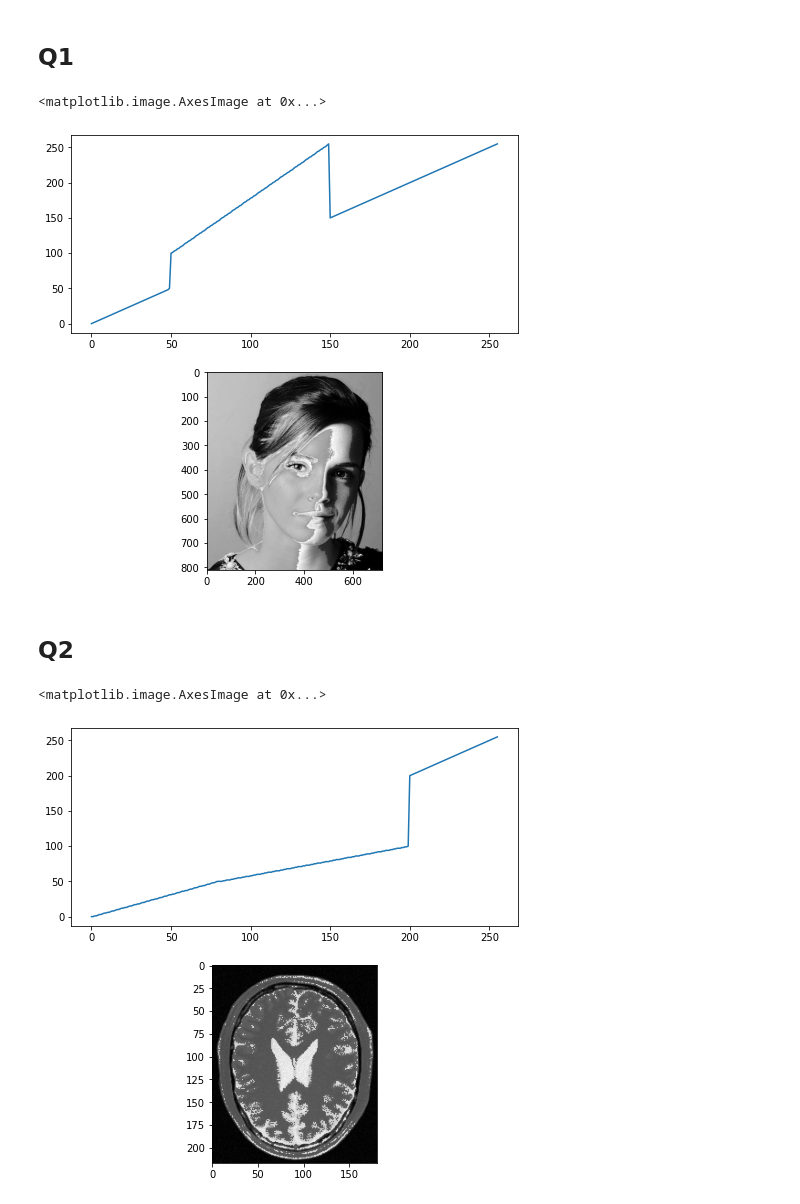
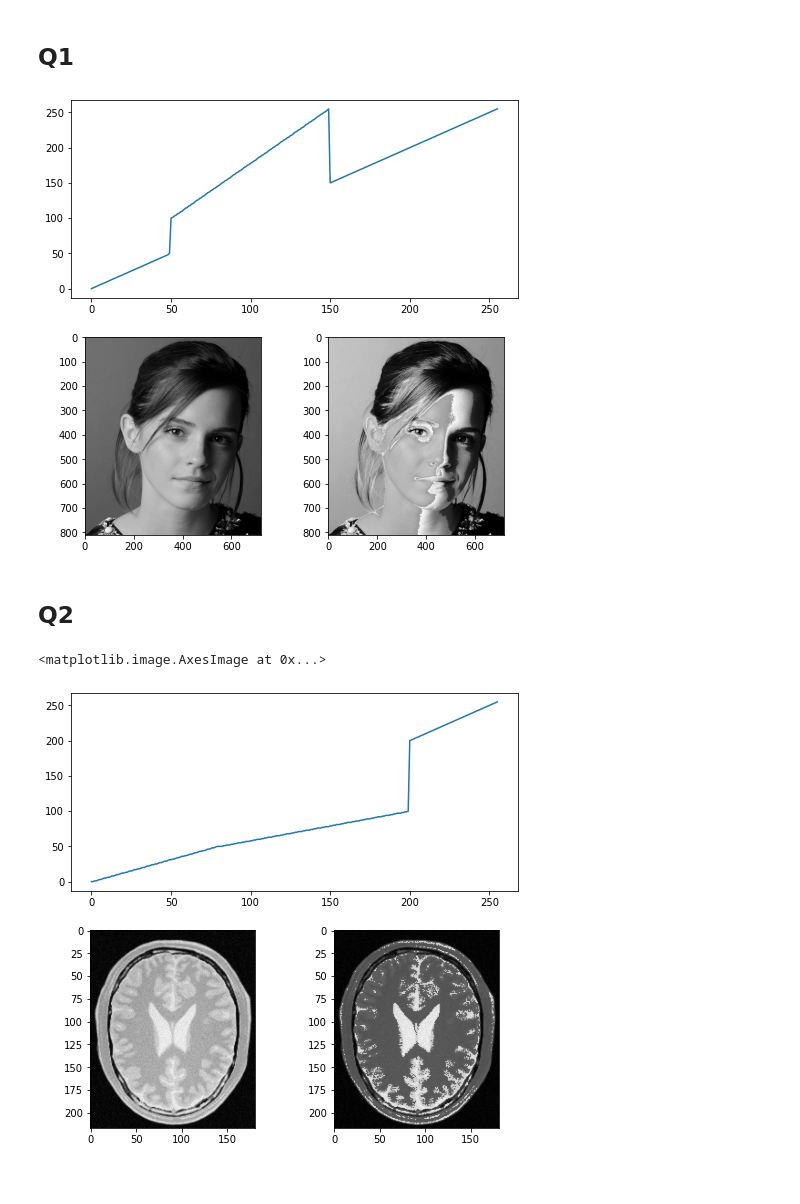
Before and after one commit to muditha11/ImageProcessingAndMachineVision, a Jupyter notebook: assignment 1/assignment1.ipynb, the cells around one changed output. Cells and saved outputs as stored; diff of their text form; code cells hidden in the pictures.

```diff
--- a/assignment 1/assignment1.ipynb
+++ b/assignment 1/assignment1.ipynb
@@ -12,22 +13,30 @@ import matplotlib.pyplot as plt
 # %%
 img = cv2.imread("emma_gray.jpg",cv2.IMREAD_GRAYSCALE)
 assert img is not None
 
 t1 = np.linspace(0,50,50)
 t2 = np.linspace(100,255,100)
 t3 = np.linspace(150,255,106)
 
 t = np.concatenate((t1,t2,t3),axis=0).astype(np.uint8)
 assert len(t)==256
 g = cv2.LUT(img,t)
 
 g = cv2.cvtColor(g,cv2.COLOR_BGR2RGB)
-fig, ax  = plt.subplots(2,1,figsize = (8,8))
-ax[0].plot(t)
-ax[1].imshow(g)
+gs = gridspec.GridSpec(2, 2)
+
+plt.figure(figsize=(8,8))
+ax = plt.subplot(gs[0, :]) # row 0, col 0
+plt.plot(t)
+
+ax = plt.subplot(gs[1, 0]) # row 0, col 1
+plt.imshow(img,cmap='gray',vmin=0,vmax=255)
+
+ax = plt.subplot(gs[1, 1]) # row 1, span all columns
+plt.imshow(g)
+plt.show()
 # %% [output]
-<matplotlib.image.AxesImage at 0x...>
-[figure, old version]
+[figure, new version]
 # %% [markdown]
 ## Q2
 # %%
@@ -43,12 +52,20 @@ assert len(t)==256
 g = cv2.LUT(img,t)
 
 g = cv2.cvtColor(g,cv2.COLOR_BGR2RGB)
-fig, ax  = plt.subplots(2,1,figsize = (8,8))
-ax[0].plot(t)
-ax[1].imshow(g)
+gs = gridspec.GridSpec(2, 2)
+
+plt.figure(figsize=(8,8))
+ax = plt.subplot(gs[0, :]) # row 0, col 0
+plt.plot(t)
+
+ax = plt.subplot(gs[1, 0]) # row 0, col 1
+plt.imshow(img,cmap='gray',vmin=0,vmax=255)
+
+ax = plt.subplot(gs[1, 1]) # row 1, span all columns
+plt.imshow(g)
 # %% [output]
 <matplotlib.image.AxesImage at 0x...>
-[figure, old version]
+[figure, new version]
 # %%
 img = cv2.imread("brain_proton_density_slice.png",cv2.IMREAD_GRAYSCALE)
 assert img is not None
```
Also changed, not shown: parts of 4 cells of this notebook.
